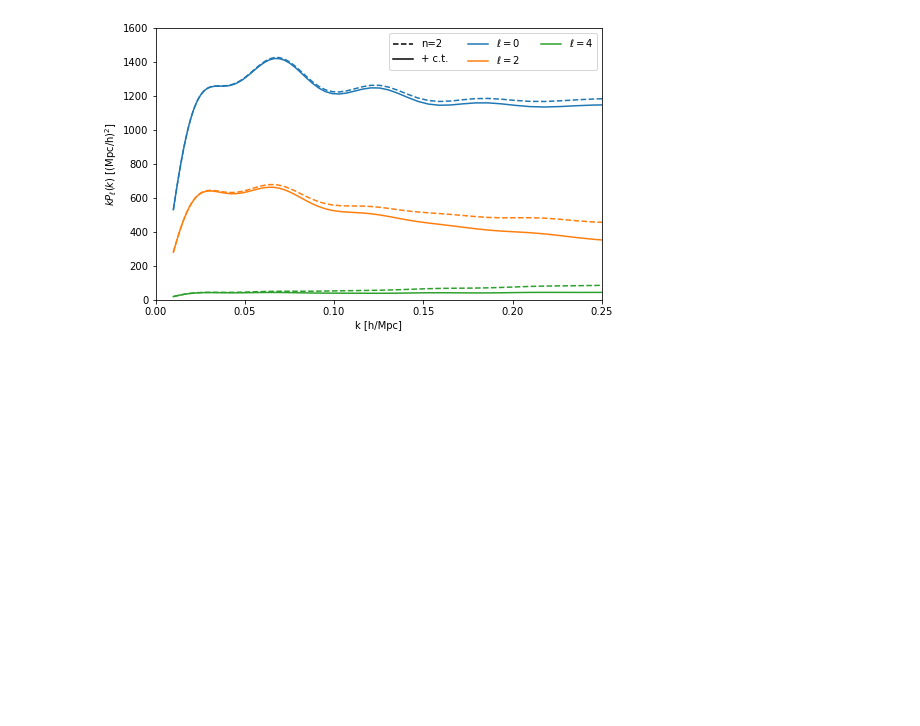
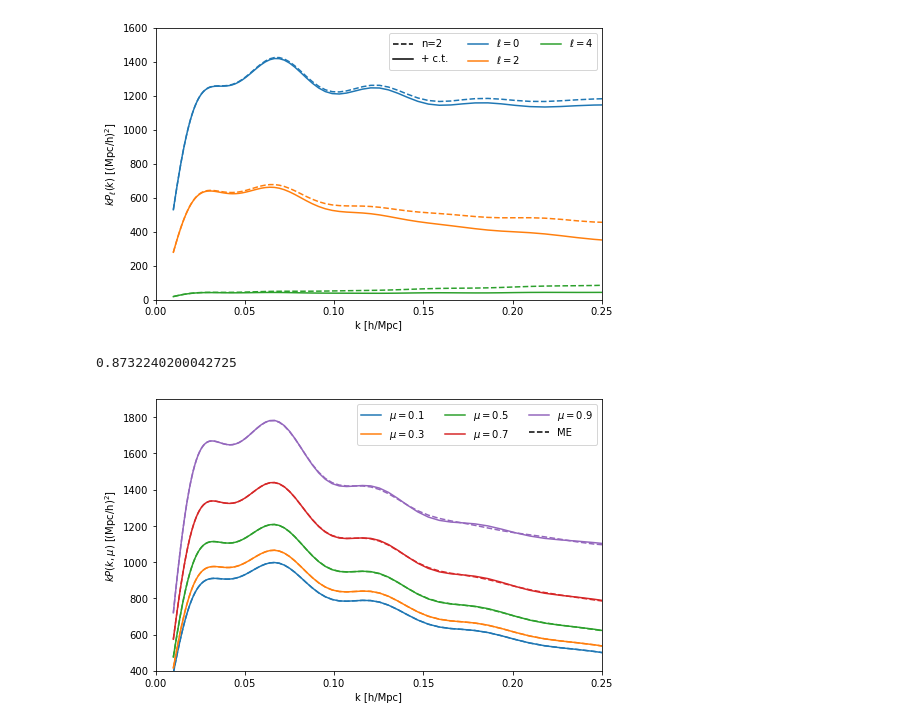
Before and after one commit to sfschen/velocileptors, a Jupyter notebook: EPT Examples.ipynb, the cells around one changed output. Saved outputs shown, nothing was run; the diff lists cells and outputs as text; code cells hidden in the pictures; blank space fills up the shorter version.

```diff
--- a/EPT Examples.ipynb
+++ b/EPT Examples.ipynb
@@ -24,7 +24,7 @@ plt.show()
 [figure]
 # %%
 start = time.time()
-ept = MomentExpansion(k, D**2*p, D**2*pnw, beyond_gauss=True, one_loop= True, third_order = True,\
+mome = MomentExpansion(k, D**2*p, D**2*pnw, beyond_gauss=True, one_loop= True, third_order = True,\
                       N = 2000, extrap_min=-6, extrap_max=2, cutoff = 100, threads=1)
 end = time.time()
 print(end-start)
@@ -98,10 +98,10 @@ for ii, mu in enumerate(mus):
 
     bvec = [b1,b2,bs,b3,alpha,alphav,alpha0,alpha2,0,0,0,sn,sv,s0,0]
 
-    kw, pw = ept.compute_redshift_space_power_at_mu(bvec,f,mu, counterterm_c3 = -6*10/D**2, beyond_gauss=False,reduced=False)
+    kw, pw = mome.compute_redshift_space_power_at_mu(bvec,f,mu, counterterm_c3 = -6*10/D**2, beyond_gauss=False,reduced=False)
     plt.plot(kw, kw*pw,'C'+str(ii)+'-',label=r'$\mu = %.1f$'%(mu))
 
-    kkw, pw = ept.compute_redshift_space_power_at_mu(bvec,f,mu, counterterm_c3 = 0, beyond_gauss=False,reduced=False)
+    kkw, pw = mome.compute_redshift_space_power_at_mu(bvec,f,mu, counterterm_c3 = 0, beyond_gauss=False,reduced=False)
     plt.plot(kw, kw*pw,'C'+str(ii)+'--')
 
     #kw, pw = moments.compute_redshift_space_power_at_mu(bvec,f,mu,counterterm_c3=0)
@@ -158,0 +162,45 @@ plt.show()
+# %%
+start = time.time()
+ept = REPT(k, D**2*p, D**2*pnw, beyond_gauss=True, one_loop= True, third_order = True,\
+                      N = 2000, extrap_min=-6, extrap_max=2, cutoff = 100, threads=1)
+end = time.time()
+print(end-start)
+# %% [output]
+0.8732240200042725
+# %%
+# Compare with moment expansion:
+b1, b2, bs, b3 = 1.68593608, -1.17, -0.715, -0.479
+sn, sn2, sn4 = 0, 0, 0
+alpha0, alpha2, alpha4, alpha6 = 0,0,0,0
+pars = [b1, b2, bs, b3, alpha0, alpha2, alpha4, alpha6, sn, sn2, sn4]
+# %%
+plt.figure(figsize=(8,5))
+
+mus = [0.1, 0.3, 0.5, 0.7, 0.9]
+
+
+for ii, mu in enumerate(mus):
+
+    kw, pw = ept.compute_redshift_space_power_at_mu(pars,f,mu)
+    plt.plot(kw, kw*pw,'C'+str(ii)+'-',label=r'$\mu = %.1f$'%(mu))
+
+    kw, pw = mome.compute_redshift_space_power_at_mu(pars,f,mu,beyond_gauss=True)
+    plt.plot(kw, kw*pw,'C'+str(ii)+'--')
+
+
+
+plt.plot(kw, -1000*kw, 'k--',label='ME')
+plt.ylabel(r'$k P(k,\mu)$ [(Mpc/h)$^2$]')
+plt.xlabel(r'k [h/Mpc]')
+
+
+plt.xlim(0,0.25)
+plt.ylim(400,1900)
+
+plt.legend(ncol=3,loc='upper right')
+
+
+
+plt.show()
+# %% [output]
+[figure, added]
```
Also changed, not shown: parts of 8 cells of this notebook, 3 other files.
